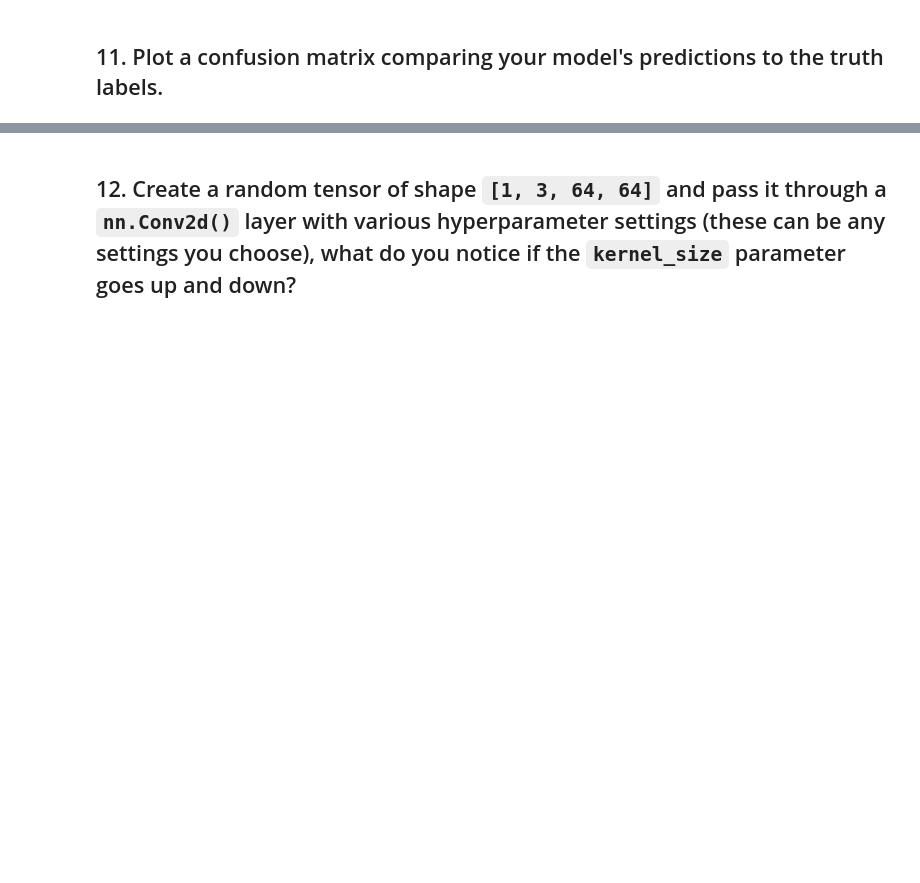
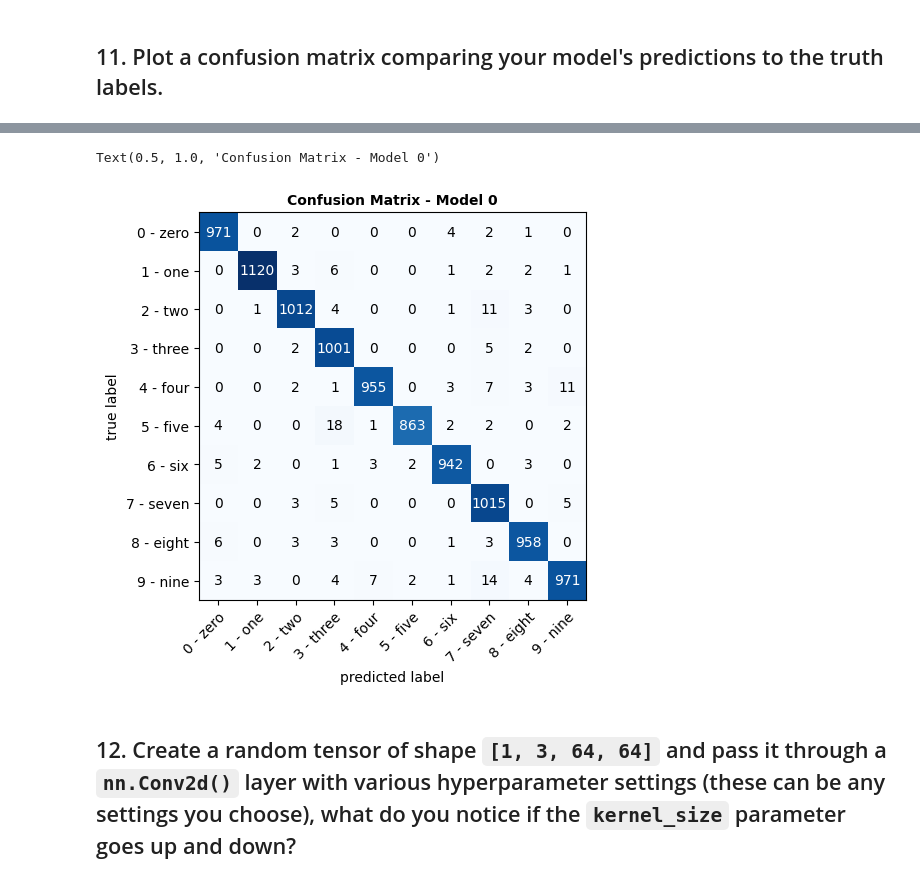
Before and after one commit to Golden572/PhD_Self-Study_RIT, a Jupyter notebook: Courses/PyTorch for Deep Learning & Machine Learning - Full Course/03_Exercises_pytorch_computer_vision.ipynb, the cells around one changed output, grey strips where cells are left out. Drawn from its saved outputs; the diff is of its cells as text; code cells hidden in the pictures; blank space fills up the shorter version.

```diff
--- a/Courses/PyTorch for Deep Learning & Machine Learning - Full Course/03_Exercises_pytorch_computer_vision.ipynb
+++ b/Courses/PyTorch for Deep Learning & Machine Learning - Full Course/03_Exercises_pytorch_computer_vision.ipynb
@@ -127,2 +348,11 @@ for i, idx in enumerate(random_idxs):
 # %% [markdown]
 ## 11. Plot a confusion matrix comparing your model's predictions to the truth labels.
+# %%
+
+
+X, y = test_data.data, test_data.targets
+lista_X = []
+for i in range(len(test_data)):
+    lista_X.append(X[i].unsqueeze(dim=0).to(torch.float32))
+
+full_test_preds = make_predictions(model_0, lista_X)
@@ -129,2 +370,15 @@ for i, idx in enumerate(random_idxs):
+# %%
+# 1. Import Libraries
+from torchmetrics import ConfusionMatrix
+from mlxtend.plotting import plot_confusion_matrix
+
+# 2. Setup confiusion instance and compare predictions to targets
+class_names_num = range(9)
+confmat = ConfusionMatrix(task='multiclass', num_classes=len(class_names))
+confmat_tensor = confmat(full_test_preds, y)
+plot_confusion_matrix(conf_mat=confmat_tensor.numpy(), figsize=(5,6), class_names=class_names); plt.title('Confusion Matrix - Model 0', weight='bold', size=10)
+# %% [output]
+Text(0.5, 1.0, 'Confusion Matrix - Model 0')
+[figure, added]
 # %% [markdown]
 ## 12. Create a random tensor of shape `[1, 3, 64, 64]` and pass it through a `nn.Conv2d()` layer with various hyperparameter settings (these can be any settings you choose), what do you notice if the `kernel_size` parameter goes up and down?
```
Also changed, not shown: parts of 14 cells of this notebook, 1 other file.
